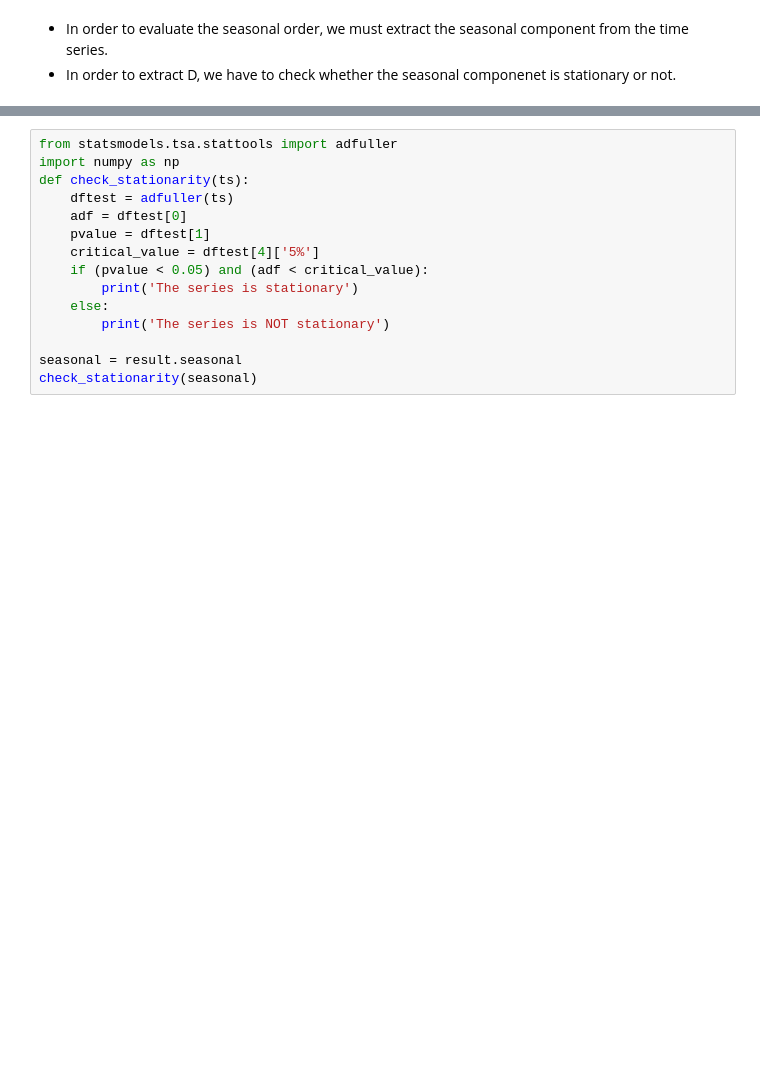
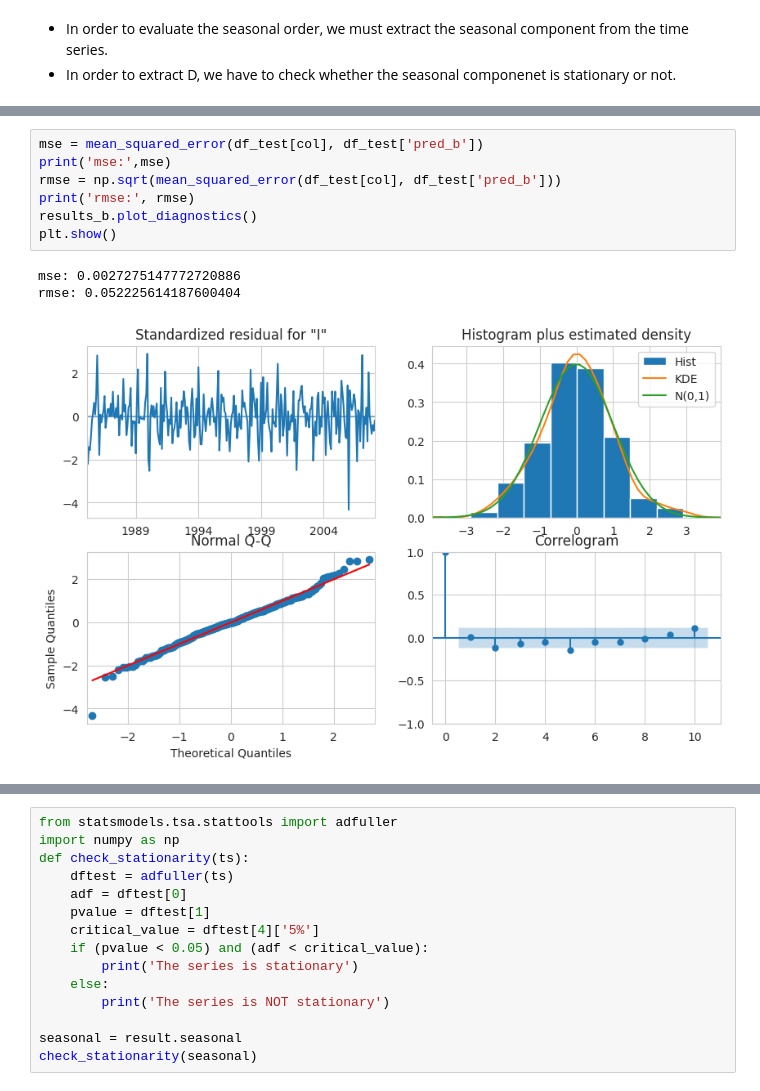
Before and after one commit to pooja614/ML_DL_projects, a Jupyter notebook: Time_series_of_Electric_Production.ipynb, the cells around one changed output, grey strips where cells are left out. Cells and saved outputs as stored; diff of their text form; blank space fills up the shorter version.

```diff
--- a/Time_series_of_Electric_Production.ipynb
+++ b/Time_series_of_Electric_Production.ipynb
@@ -299,0 +426,11 @@ plt.show()
+# %%
+mse = mean_squared_error(df_test[col], df_test['pred_b'])
+print('mse:',mse)
+rmse = np.sqrt(mean_squared_error(df_test[col], df_test['pred_b']))
+print('rmse:', rmse)
+results_b.plot_diagnostics()
+plt.show()
+# %% [output]
+mse: 0.0027275147772720886
+rmse: 0.052225614187600404
+[figure, added]
```
Also changed, not shown: parts of 54 cells of this notebook.
